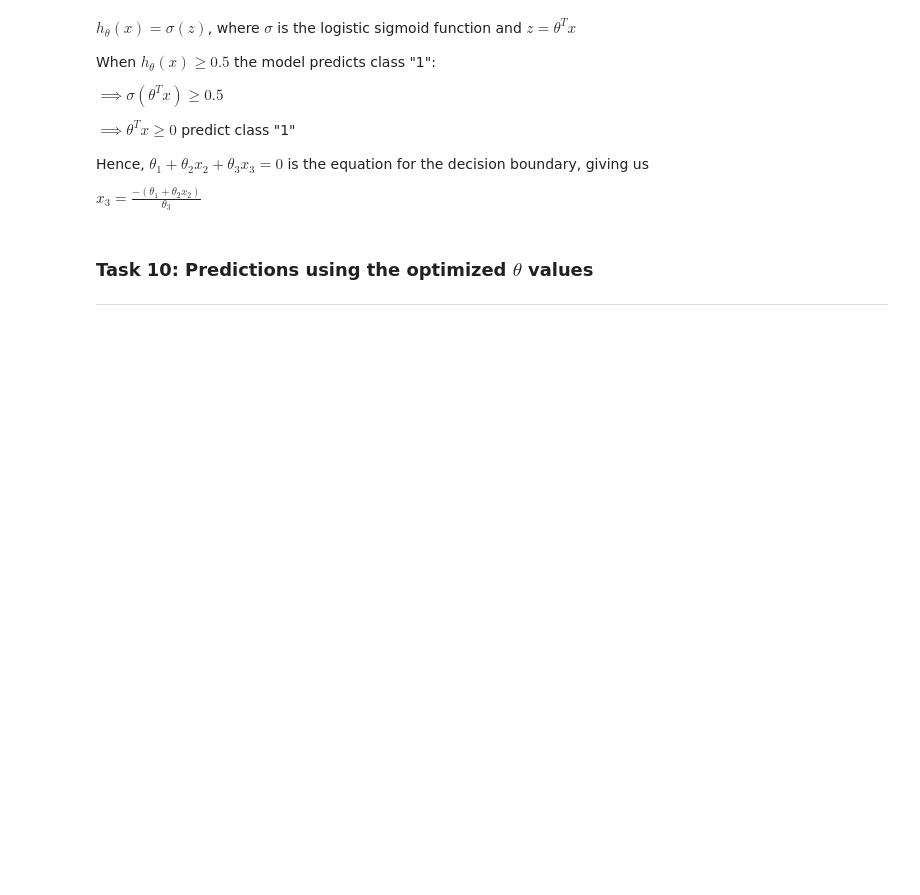
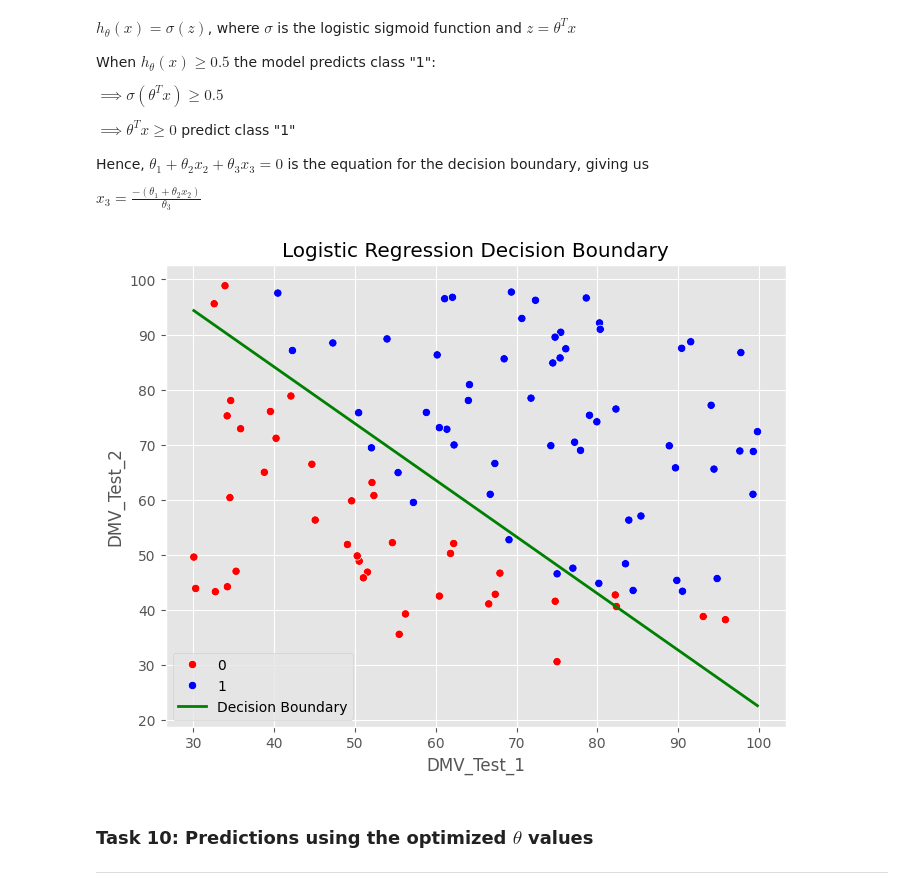
Before and after one commit to ShaikMohammad786/Machine-Learning-SEMV-Labs, a Jupyter notebook: Lab4_AP23110011178.ipynb, the cells around one changed output. Drawn from its saved outputs; the diff is of its cells as text; code cells hidden in the pictures; blank space fills up the shorter version.

```diff
--- a/Lab4_AP23110011178.ipynb
+++ b/Lab4_AP23110011178.ipynb
@@ -173,6 +181,33 @@ $\implies \theta^Tx \geq 0$ predict class "1"
 Hence, $\theta_1 + \theta_2x_2 + \theta_3x_3 = 0$ is the equation for the decision boundary, giving us
 
 $ x_3 = \frac{-(\theta_1+\theta_2x_2)}{\theta_3}$
+# %%
+
+
+plt.figure(figsize=(8,6))
+sns.scatterplot(x="DMV_Test_1", y="DMV_Test_2", data=df, hue="Results", palette=["red","blue"])
+
+
+x1_vals = np.linspace(df["DMV_Test_1"].min(), df["DMV_Test_1"].max(), 200)
+
+
+x1_scaled = (x1_vals - scaler.mean_[0]) / scaler.scale_[0]
+
+x2_scaled = -(theta[0] + theta[1]*x1_scaled) / theta[2]
+
+
+x2_vals = x2_scaled * scaler.scale_[1] + scaler.mean_[1]
+
+
+plt.plot(x1_vals, x2_vals, color="green", linewidth=2, label="Decision Boundary")
+
+plt.xlabel("DMV_Test_1")
+plt.ylabel("DMV_Test_2")
+plt.title("Logistic Regression Decision Boundary")
+plt.legend()
+plt.show()
+# %% [output]
+[figure, added]
 # %% [markdown]
 ### Task 10: Predictions using the optimized $\theta$ values
 ---
```
Also changed, not shown: parts of 6 cells of this notebook.
